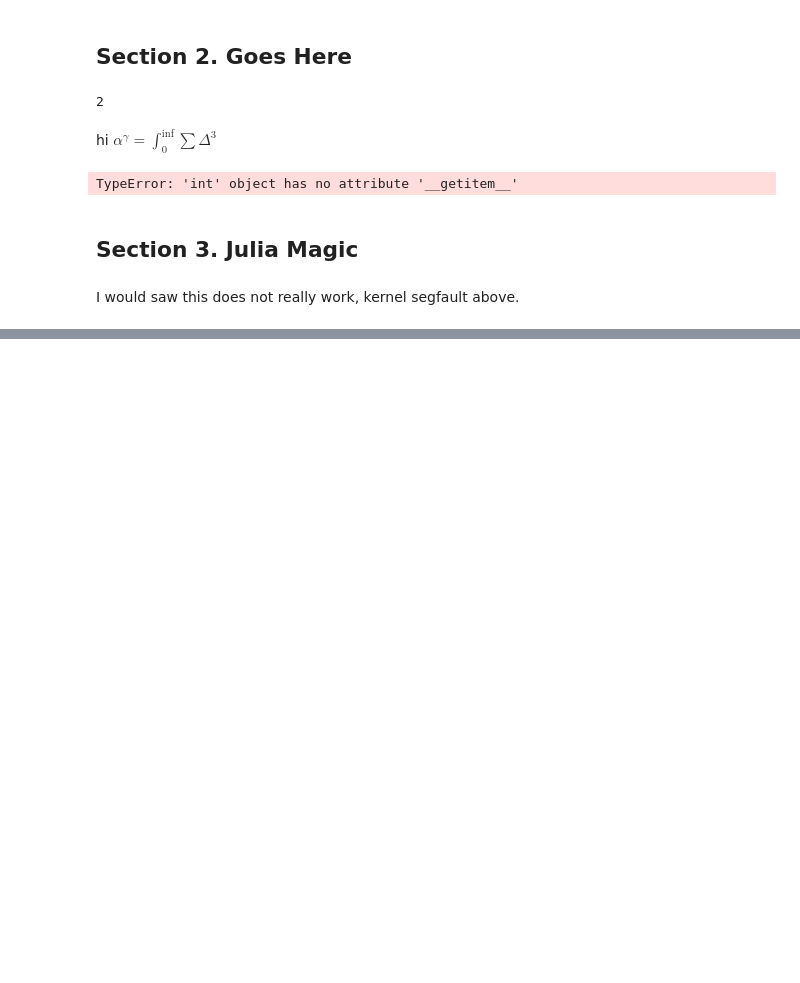
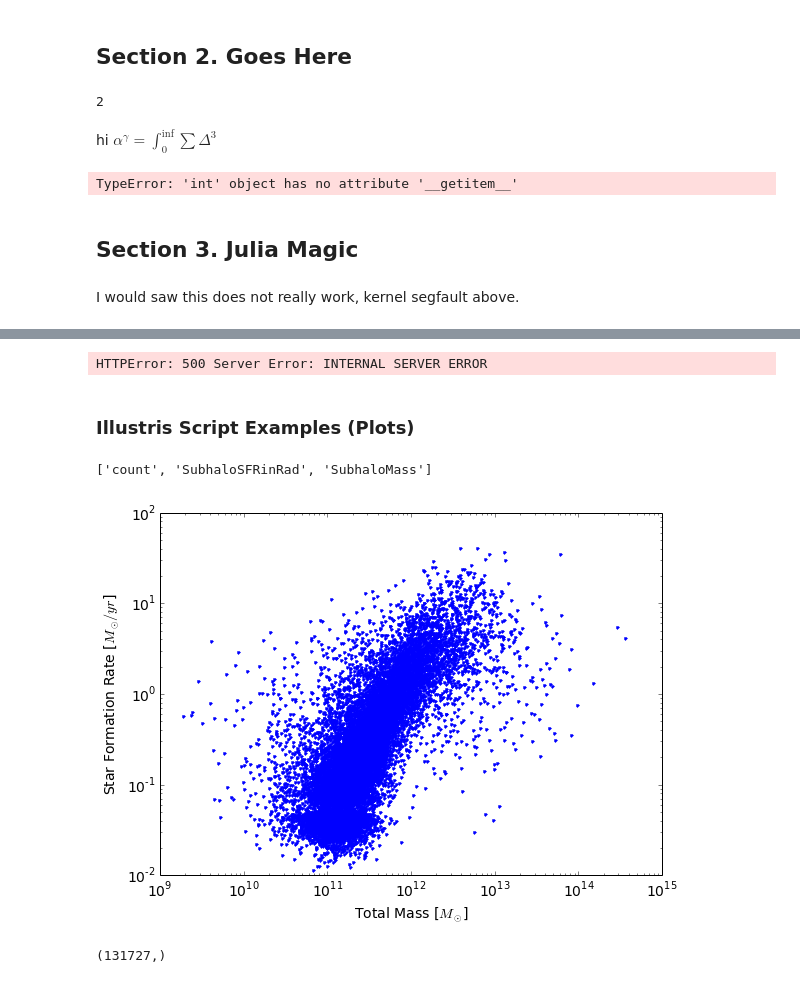
Before and after one commit to dnelson/temet, a Jupyter notebook: TestNB.ipynb, the cells around one changed output, grey strips where cells are left out. Saved outputs shown, nothing was run; the diff lists cells and outputs as text; code cells hidden in the pictures; blank space fills up the shorter version.

Commit message:
Plot illustris website stats. Misc stuff of Mark.

```diff
--- a/TestNB.ipynb
+++ b/TestNB.ipynb
@@ -4,3 +4,5 @@
 %matplotlib inline
 import matplotlib.pyplot as plt
 import numpy as np
+plt.rcParams.update({'font.size': 14})
+plt.rcParams['figure.figsize'] = (9.0, 6.5)
@@ -67,0 +278,34 @@ I would saw this does not really work, kernel segfault above.
+# %%
+ids = [109974, 110822, 123175, 107743, 95711]
+for id in ids:
+    url = "http://www.illustris-project.org/dev409/api/illustris-1/snapshots/z=2/subhalos/" + str(id)
+    subhalo = get(url)
+    print id, subhalo['mass_stars'], subhalo['len_stars']
+# %% [output]
+HTTPError: 500 Server Error: INTERNAL SERVER ERROR
+# %% [markdown]
+### Illustris Script Examples (Plots)
+# %%
+import illustris_python as il
+basePath = '/n/home07/dnelson/sims.illustris/Illustris-3/output/'
+# %%
+fields = ['SubhaloMass','SubhaloSFRinRad']
+subhalos = il.groupcat.loadSubhalos(basePath,135,fields=fields)
+# %%
+subhalos.keys()
+# %% [output]
+['count', 'SubhaloSFRinRad', 'SubhaloMass']
+# %%
+mass_msun = subhalos['SubhaloMass'] * 1e10 / 0.704
+plt.plot(mass_msun,subhalos['SubhaloSFRinRad'],'.')
+plt.xscale('log')
+plt.yscale('log')
+plt.xlabel('Total Mass [$M_\odot$]')
+plt.ylabel('Star Formation Rate [$M_\odot / yr$]')
+# %% [output]
+[figure, added]
+# %%
+GroupFirstSub = il.groupcat.loadHalos(basePath,135,fields=['GroupFirstSub'])
+GroupFirstSub.shape
+# %% [output]
+(131727,)
```
Also changed, not shown: parts of 40 cells of this notebook, 34 other files.
